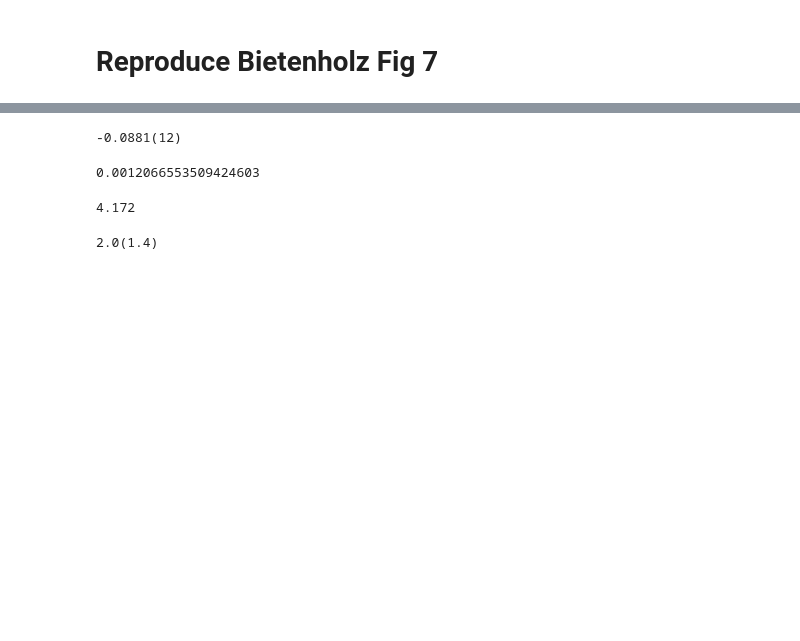
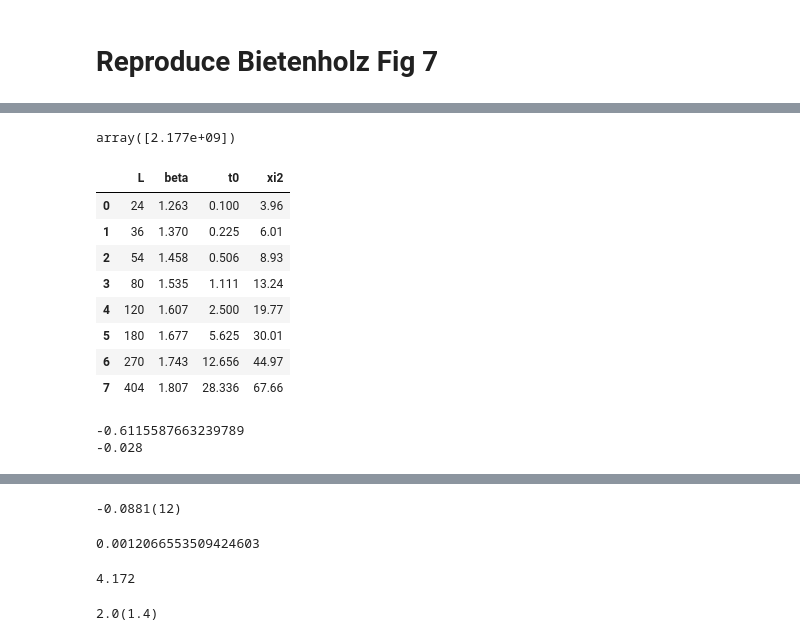
Before and after one commit to stuartthomas25/honors-thesis, a Jupyter notebook: code/gradient_flow.ipynb, the cells around one changed output, grey strips where cells are left out. Cells and saved outputs as stored; diff of their text form; code cells hidden in the pictures; blank space fills up the shorter version.

```diff
--- a/code/gradient_flow.ipynb
+++ b/code/gradient_flow.ipynb
@@ -682,0 +698,4 @@ max(trial.Q)
+# %%
+np.array([-6.])**12
+# %% [output]
+array([2.177e+09])
@@ -683,3 +704,34 @@ max(trial.Q)
+# %%
+bietenholz_params
+# %% [output]
+|  | L | beta | t0 | xi2 |
+| 0 | 24 | 1.263 | 0.100 | 3.96 |
+| 1 | 36 | 1.370 | 0.225 | 6.01 |
+| 2 | 54 | 1.458 | 0.506 | 8.93 |
+| 3 | 80 | 1.535 | 1.111 | 13.24 |
+| 4 | 120 | 1.607 | 2.500 | 19.77 |
+| 5 | 180 | 1.677 | 5.625 | 30.01 |
+| 6 | 270 | 1.743 | 12.656 | 44.97 |
+| 7 | 404 | 1.807 | 28.336 | 67.66 |
+# %%
+theta = np.pi
+
+data = get_data()
+
+trial = data[(round(data['tau'],10) == round(0.,10)) & (data['L'] == L)]
+
+Qs = trial.Q.to_numpy()
+
+means = []
+for i in range(4):
+    sector = Qs [ np.isclose(np.exp(1j*np.pi/2*Qs), np.exp(1j*np.pi/2*i)) ]
+    means.append( np.mean(sector) )
+
+print(means[0] - means[1])
+print(np.mean(Qs))
+# %% [output]
+-0.6115587663239789
+-0.028
 # %%
 # effect of order
 
```
Also changed, not shown: parts of 38 cells of this notebook, 1 other file.
